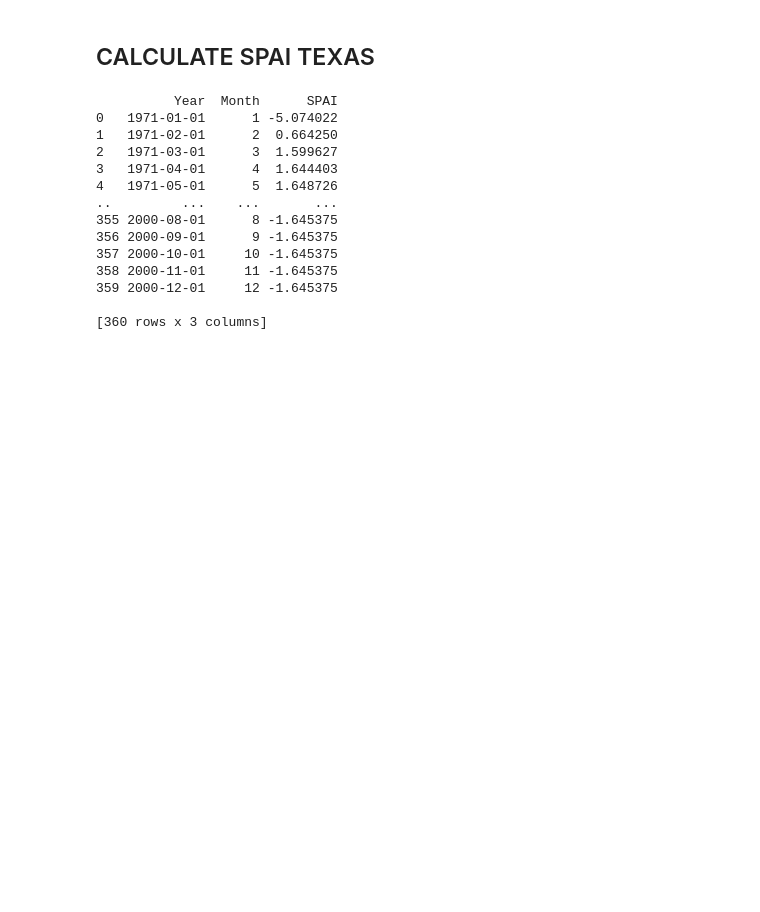
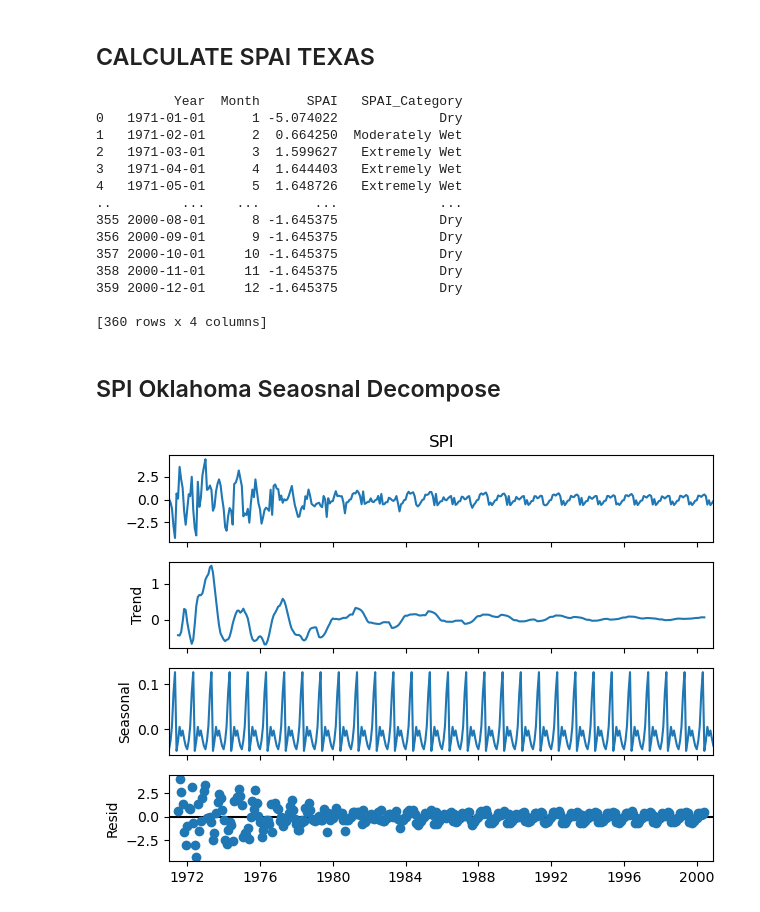
Before and after one commit to Akuna444/drought-prediction-machine-learning, a Jupyter notebook: Drought prediction.ipynb, the cells around one changed output. Drawn from its saved outputs; the diff is of its cells as text; code cells hidden in the pictures; blank space fills up the shorter version.

```diff
--- a/Drought prediction.ipynb
+++ b/Drought prediction.ipynb
@@ -1413,6 +1364,8 @@ rainfall_data.to_csv('spai_oklahoma_forecasted.csv', index=False)
 # %% [markdown]
 ## CALCULATE SPAI TEXAS
 # %%
+
+
 # Load the rainfall data from CSV
 rainfall_data = pd.read_csv('texas_forecasted.csv')
 
@@ -1444,22 +1397,44 @@ spai = norm.ppf(cdf)
 # Add SPAI column to the rainfall data
 rainfall_data['SPAI'] = spai
 
-# Print the resulting SPAI values
-print(rainfall_data[['Year', 'Month', 'SPAI']])
+# Define SPAI categories and corresponding labels
+spai_categories = [
+    (-np.inf, -1.5),  # Dry
+    (-1.5, -0.5),     # Moderately Dry
+    (-0.5, 0.5),      # Normal
+    (0.5, 1.5),       # Moderately Wet
+    (1.5, np.inf)     # Extremely Wet
+]
+category_labels = ['Dry', 'Moderately Dry', 'Normal', 'Moderately Wet', 'Extremely Wet']
+
+# Categorize SPAI values
+rainfall_data['SPAI_Category'] = pd.cut(rainfall_data['SPAI'], bins=[c[0] for c in spai_categories] + [spai_categories[-1][1]], labels=category_labels)
+
+# Print the resulting SPAI values and categories
+print(rainfall_data[['Year', 'Month', 'SPAI', 'SPAI_Category']])
 # %% [output]
-          Year  Month      SPAI
-0   1971-01-01      1 -5.074022
-1   1971-02-01      2  0.664250
-2   1971-03-01      3  1.599627
-3   1971-04-01      4  1.644403
-4   1971-05-01      5  1.648726
-..         ...    ...       ...
-355 2000-08-01      8 -1.645375
-356 2000-09-01      9 -1.645375
-357 2000-10-01     10 -1.645375
-358 2000-11-01     11 -1.645375
-359 2000-12-01     12 -1.645375
+          Year  Month      SPAI   SPAI_Category
+0   1971-01-01      1 -5.074022             Dry
+1   1971-02-01      2  0.664250  Moderately Wet
+2   1971-03-01      3  1.599627   Extremely Wet
+3   1971-04-01      4  1.644403   Extremely Wet
+4   1971-05-01      5  1.648726   Extremely Wet
+..         ...    ...       ...             ...
+355 2000-08-01      8 -1.645375             Dry
+356 2000-09-01      9 -1.645375             Dry
+357 2000-10-01     10 -1.645375             Dry
+358 2000-11-01     11 -1.645375             Dry
+359 2000-12-01     12 -1.645375             Dry
 
-[360 rows x 3 columns]
+[360 rows x 4 columns]
 # %%
 rainfall_data.to_csv('spai_texas_forecasted.csv', index=False)
+# %% [markdown]
+## SPI Oklahoma Seaosnal Decompose
+# %%
+oklahoma_forecasted_data  = pd.read_csv("spi_oklahoma_forecasted.csv")
+oklahoma_forecasted_data['Year'] = pd.to_datetime(oklahoma_forecasted_data['Year'])
+oklahoma_forecasted_data.set_index('Year', inplace=True)
+decomposition = seasonal_decompose(oklahoma_forecasted_data['SPI'], model='additive').plot();
+# %% [output]
+[figure, added]
```
Also changed, not shown: parts of 37 cells of this notebook, 4 other files.
